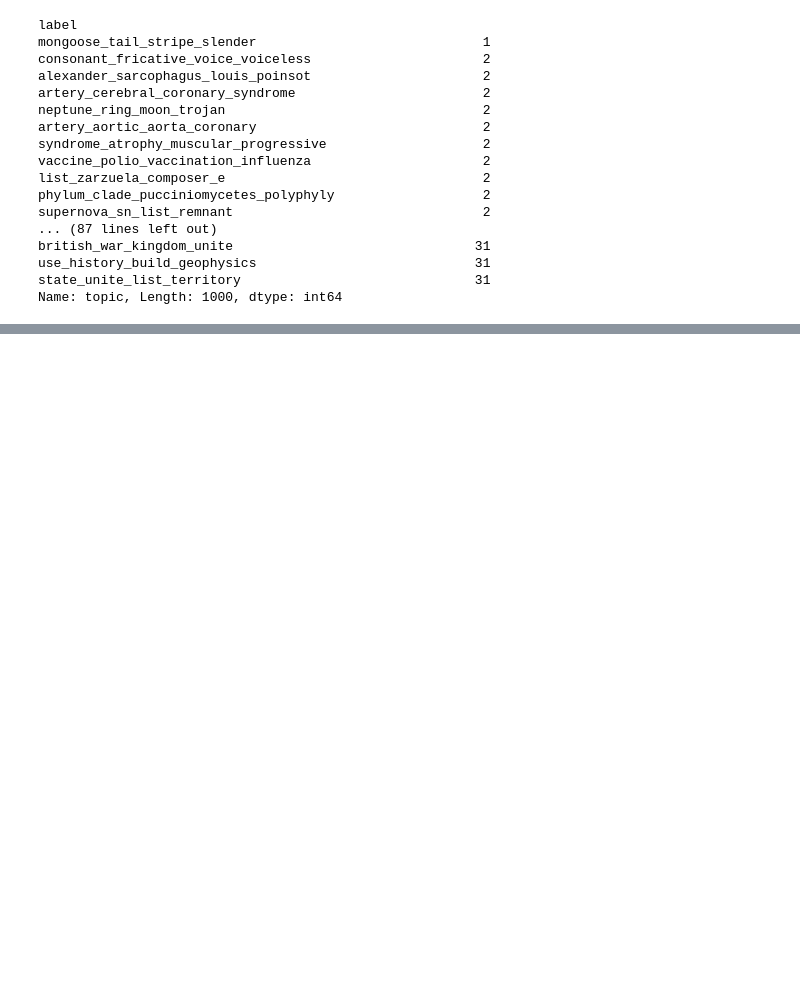
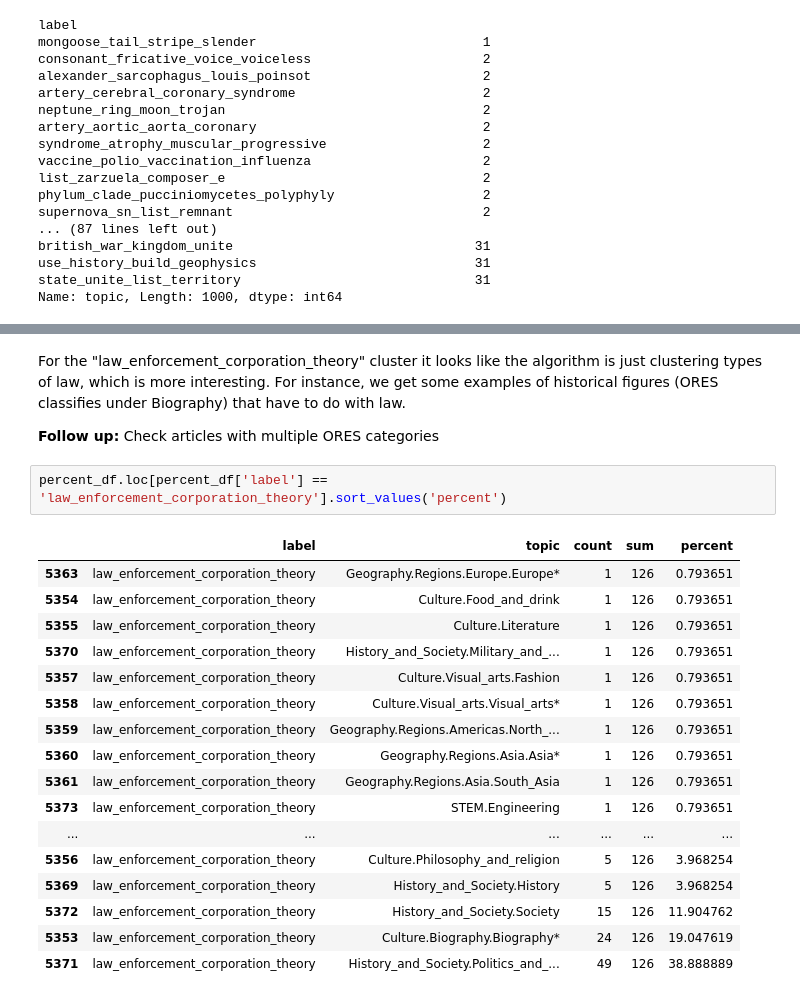
Before and after one commit to jmaddock/knowledge_graph, a Jupyter notebook: eval_2_1000_clusteres_ORES_comparison_6-14-20.ipynb, the cells around one changed output, grey strips where cells are left out. Saved outputs shown, nothing was run; the diff lists cells and outputs as text; blank space fills up the shorter version.

```diff
--- a/eval_2_1000_clusteres_ORES_comparison_6-14-20.ipynb
+++ b/eval_2_1000_clusteres_ORES_comparison_6-14-20.ipynb
@@ -244 +268,25 @@ df.loc[(df['label'] == 'cycle_bicycle_wheel_drive') & (df['topic'] == 'STEM.STEM
+# %% [markdown]
+For the "law_enforcement_corporation_theory" cluster it looks like the algorithm is just clustering types of law, which is more interesting.  For instance, we get some examples of historical figures (ORES classifies under Biography) that have to do with law.
+
+**Follow up:** Check articles with multiple ORES categories
+# %%
+percent_df.loc[percent_df['label'] == 'law_enforcement_corporation_theory'].sort_values('percent')
+# %% [output]
+|  | label | topic | count | sum | percent |
+| 5363 | law_enforcement_corporation_theory | Geography.Regions.Europe.Europe* | 1 | 126 | 0.793651 |
+| 5354 | law_enforcement_corporation_theory | Culture.Food_and_drink | 1 | 126 | 0.793651 |
+| 5355 | law_enforcement_corporation_theory | Culture.Literature | 1 | 126 | 0.793651 |
+| 5370 | law_enforcement_corporation_theory | History_and_Society.Military_and_... | 1 | 126 | 0.793651 |
+| 5357 | law_enforcement_corporation_theory | Culture.Visual_arts.Fashion | 1 | 126 | 0.793651 |
+| 5358 | law_enforcement_corporation_theory | Culture.Visual_arts.Visual_arts* | 1 | 126 | 0.793651 |
+| 5359 | law_enforcement_corporation_theory | Geography.Regions.Americas.North_... | 1 | 126 | 0.793651 |
+| 5360 | law_enforcement_corporation_theory | Geography.Regions.Asia.Asia* | 1 | 126 | 0.793651 |
+| 5361 | law_enforcement_corporation_theory | Geography.Regions.Asia.South_Asia | 1 | 126 | 0.793651 |
+| 5373 | law_enforcement_corporation_theory | STEM.Engineering | 1 | 126 | 0.793651 |
+| ... | ... | ... | ... | ... | ... |
+| 5356 | law_enforcement_corporation_theory | Culture.Philosophy_and_religion | 5 | 126 | 3.968254 |
+| 5369 | law_enforcement_corporation_theory | History_and_Society.History | 5 | 126 | 3.968254 |
+| 5372 | law_enforcement_corporation_theory | History_and_Society.Society | 15 | 126 | 11.904762 |
+| 5353 | law_enforcement_corporation_theory | Culture.Biography.Biography* | 24 | 126 | 19.047619 |
+| 5371 | law_enforcement_corporation_theory | History_and_Society.Politics_and_... | 49 | 126 | 38.888889 |
 # %%
```
Also changed, not shown: parts of 31 cells of this notebook.
